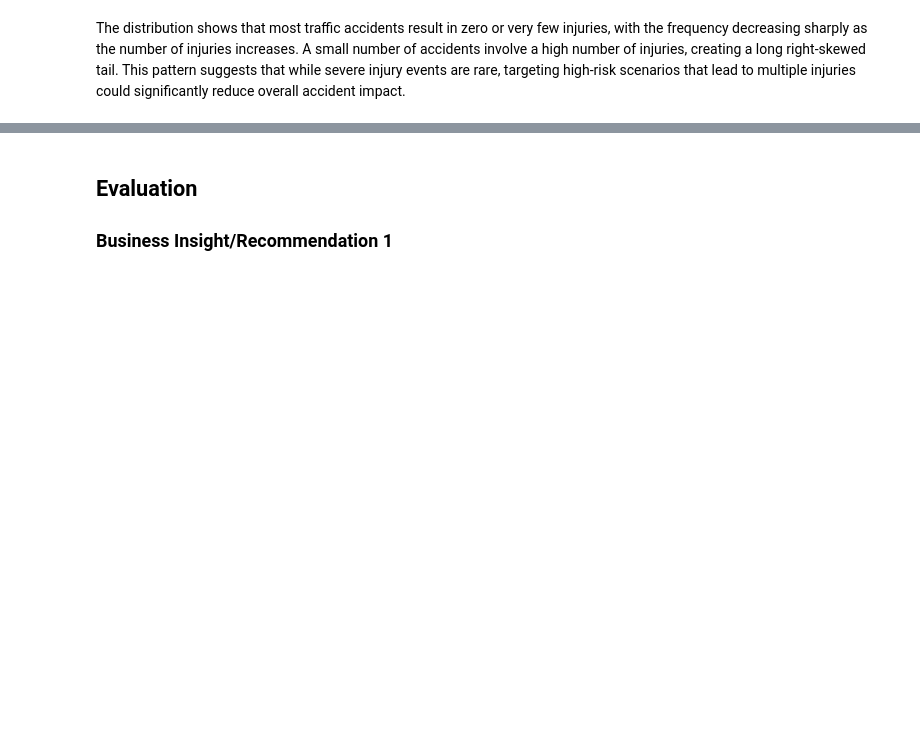
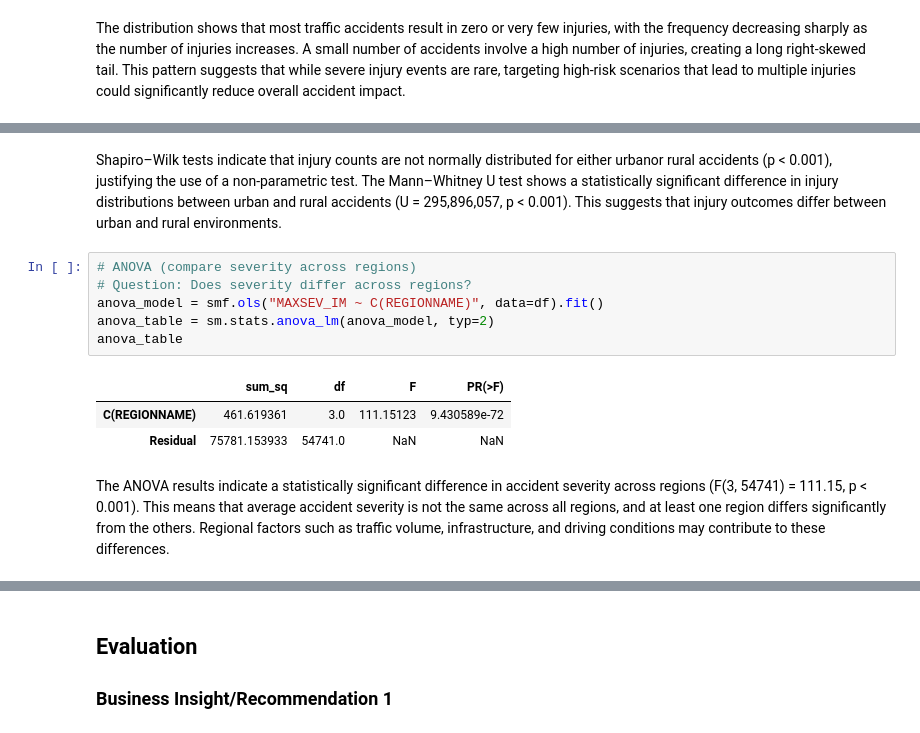
Before and after one commit to Bhojraj123/DS_Capstone_US_Traffic_Accident, a Jupyter notebook: DS_Capstone_Notebook.ipynb, the cells around one changed output, grey strips where cells are left out. Saved outputs shown, nothing was run; the diff lists cells and outputs as text; blank space fills up the shorter version.

Commit message:
Statistical Data Analysis and Interpretation.

```diff
--- a/DS_Capstone_Notebook.ipynb
+++ b/DS_Capstone_Notebook.ipynb
@@ -188,0 +239,15 @@ The distribution shows that most traffic accidents result in zero or very few in
+# %% [markdown]
+ Shapiro–Wilk tests indicate that injury counts are not normally distributed for either urbanor rural accidents (p < 0.001), justifying the use of a non-parametric test. The Mann–Whitney U test shows a statistically significant difference in injury distributions between urban and rural accidents (U = 295,896,057, p < 0.001). This suggests that injury outcomes differ between urban and rural environments.
+# %%
+# ANOVA (compare severity across regions)
+# Question: Does severity differ across regions?
+anova_model = smf.ols("MAXSEV_IM ~ C(REGIONNAME)", data=df).fit()
+anova_table = sm.stats.anova_lm(anova_model, typ=2)
+anova_table
+# %% [output]
+|  | sum_sq | df | F | PR(>F) |
+| C(REGIONNAME) | 461.619361 | 3.0 | 111.15123 | 9.430589e-72 |
+| Residual | 75781.153933 | 54741.0 | NaN | NaN |
+# %% [markdown]
+The ANOVA results indicate a statistically significant difference in accident severity across regions (F(3, 54741) = 111.15, p < 0.001). This means that average accident severity is not the same across all regions, and at least one region differs significantly from the others. Regional factors such as traffic volume, infrastructure, and driving conditions may contribute to these
+differences.
```
Also changed, not shown: parts of 8 cells of this notebook.
